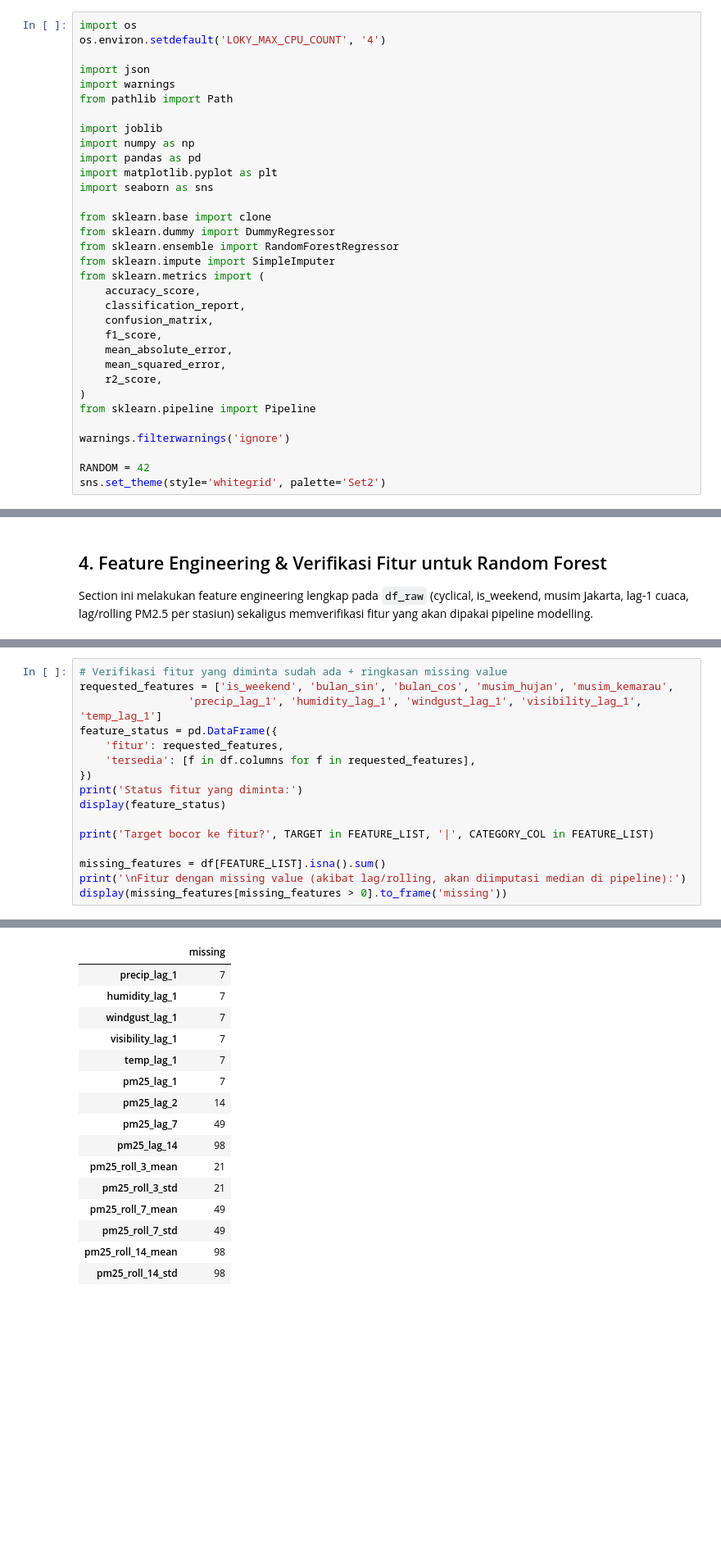
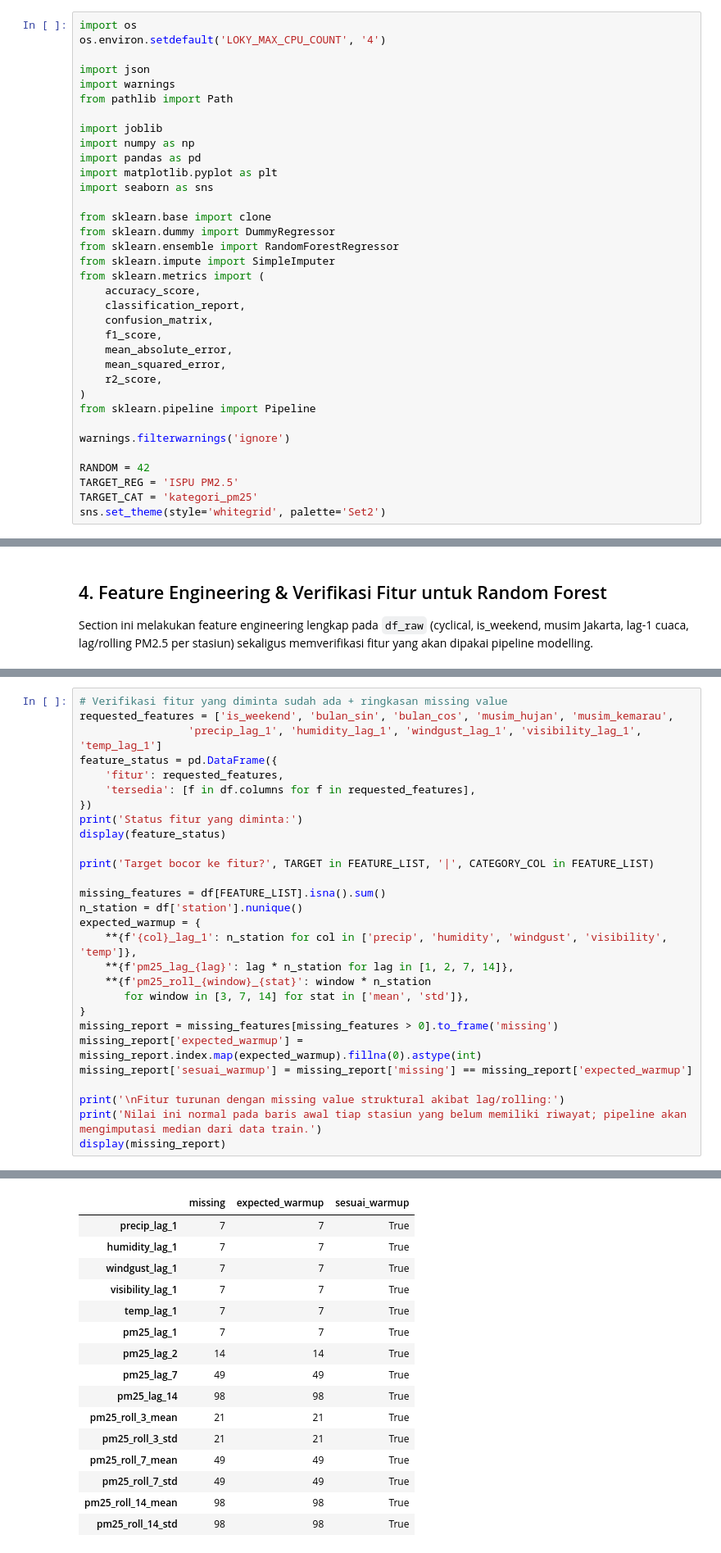
Before and after one commit to aauliaaz/project-daming, a Jupyter notebook: notebooks/02_Modelling.ipynb, the cells around one changed output, grey strips where cells are left out. Shown at 82% size. Drawn from its saved outputs; the diff is of its cells as text; blank space fills up the shorter version.

```diff
--- a/notebooks/02_Modelling.ipynb
+++ b/notebooks/02_Modelling.ipynb
@@ -34,6 +34,8 @@ from sklearn.pipeline import Pipeline
 warnings.filterwarnings('ignore')
 
 RANDOM = 42
+TARGET_REG = 'ISPU PM2.5'
+TARGET_CAT = 'kategori_pm25'
 sns.set_theme(style='whitegrid', palette='Set2')
 # %% [markdown]
 ## 2. Load Dataset
@@ -256,8 +259,20 @@ display(feature_status)
 print('Target bocor ke fitur?', TARGET in FEATURE_LIST, '|', CATEGORY_COL in FEATURE_LIST)
 
 missing_features = df[FEATURE_LIST].isna().sum()
-print('\nFitur dengan missing value (akibat lag/rolling, akan diimputasi median di pipeline):')
-display(missing_features[missing_features > 0].to_frame('missing'))
+n_station = df['station'].nunique()
+expected_warmup = {
+    **{f'{col}_lag_1': n_station for col in ['precip', 'humidity', 'windgust', 'visibility', 'temp']},
+    **{f'pm25_lag_{lag}': lag * n_station for lag in [1, 2, 7, 14]},
+    **{f'pm25_roll_{window}_{stat}': window * n_station
+       for window in [3, 7, 14] for stat in ['mean', 'std']},
+}
+missing_report = missing_features[missing_features > 0].to_frame('missing')
+missing_report['expected_warmup'] = missing_report.index.map(expected_warmup).fillna(0).astype(int)
+missing_report['sesuai_warmup'] = missing_report['missing'] == missing_report['expected_warmup']
+
+print('\nFitur turunan dengan missing value struktural akibat lag/rolling:')
+print('Nilai ini normal pada baris awal tiap stasiun yang belum memiliki riwayat; pipeline akan mengimputasi median dari data train.')
+display(missing_report)
 # %% [output]
 Status fitur yang diminta:
 |  | fitur | tersedia |
@@ -277,19 +293,19 @@ Fitur dengan missing value (akibat lag/rolling, akan diimputasi median di pipeli
-|  | missing |
-| precip_lag_1 | 7 |
-| humidity_lag_1 | 7 |
-| windgust_lag_1 | 7 |
-| visibility_lag_1 | 7 |
-| temp_lag_1 | 7 |
-| pm25_lag_1 | 7 |
-| pm25_lag_2 | 14 |
-| pm25_lag_7 | 49 |
-| pm25_lag_14 | 98 |
-| pm25_roll_3_mean | 21 |
-| pm25_roll_3_std | 21 |
-| pm25_roll_7_mean | 49 |
-| pm25_roll_7_std | 49 |
-| pm25_roll_14_mean | 98 |
-| pm25_roll_14_std | 98 |
+|  | missing | expected_warmup | sesuai_warmup |
+| precip_lag_1 | 7 | 7 | True |
+| humidity_lag_1 | 7 | 7 | True |
+| windgust_lag_1 | 7 | 7 | True |
+| visibility_lag_1 | 7 | 7 | True |
+| temp_lag_1 | 7 | 7 | True |
+| pm25_lag_1 | 7 | 7 | True |
+| pm25_lag_2 | 14 | 14 | True |
+| pm25_lag_7 | 49 | 49 | True |
+| pm25_lag_14 | 98 | 98 | True |
+| pm25_roll_3_mean | 21 | 21 | True |
+| pm25_roll_3_std | 21 | 21 | True |
+| pm25_roll_7_mean | 49 | 49 | True |
+| pm25_roll_7_std | 49 | 49 | True |
+| pm25_roll_14_mean | 98 | 98 | True |
+| pm25_roll_14_std | 98 | 98 | True |
 # %% [markdown]
 ## 5. Time-based Split 70/15/15 (Train / Validation / Test)
 # %%
```
Also changed, not shown: parts of 25 cells of this notebook, 2 other files.
